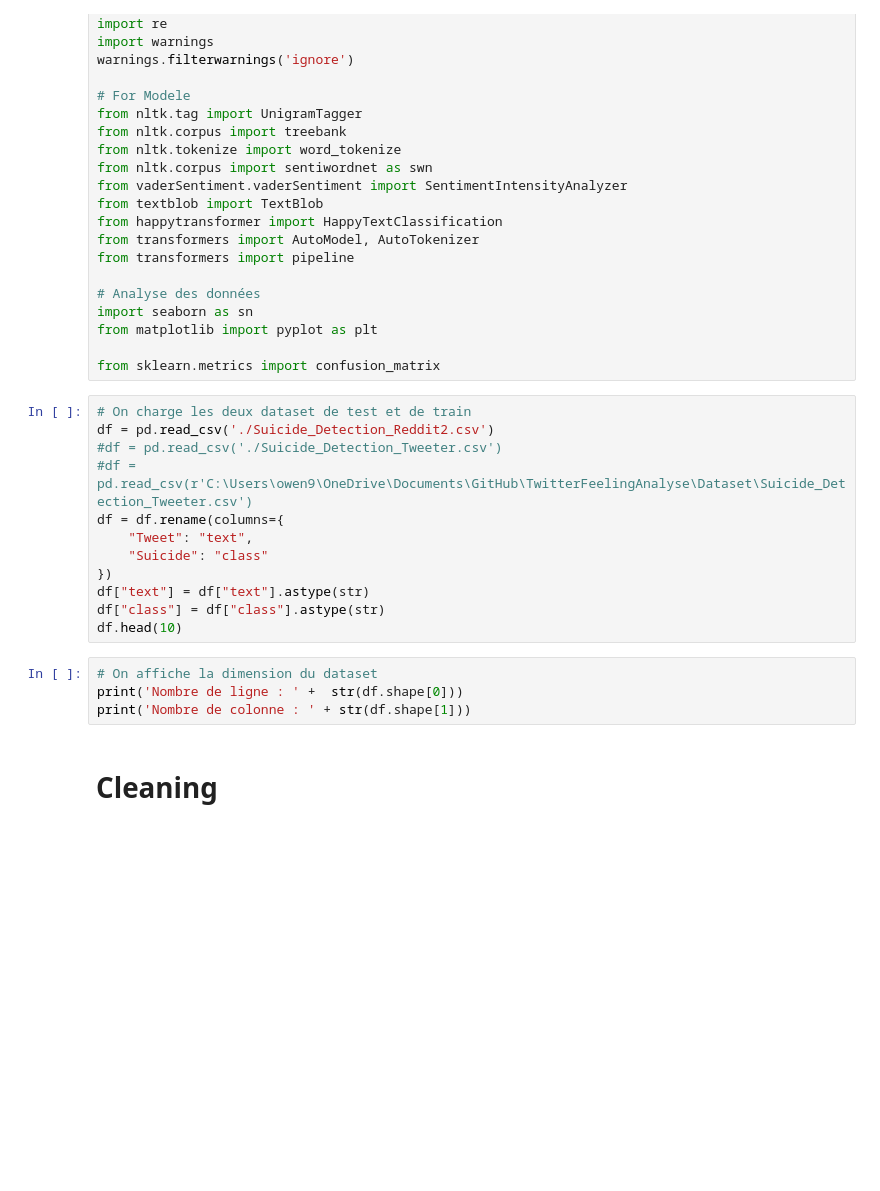
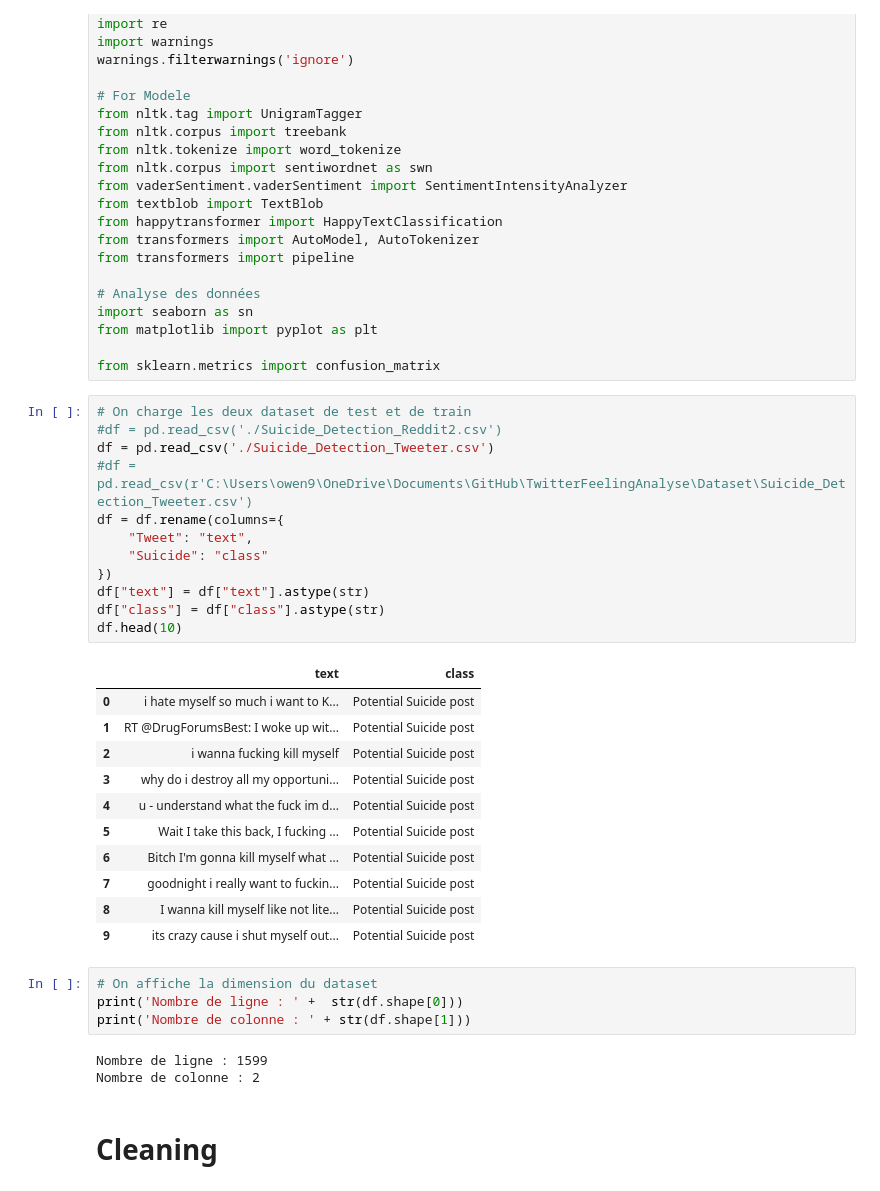
Before and after one commit to Pierre-Portfolio/TwitterFeelingAnalyse, a Jupyter notebook: Livrables/Code/Pierre.ipynb, the cells around one changed output. Saved outputs shown, nothing was run; the diff lists cells and outputs as text; blank space fills up the shorter version.

```diff
--- a/Livrables/Code/Pierre.ipynb
+++ b/Livrables/Code/Pierre.ipynb
@@ -34,20 +52,35 @@ from matplotlib import pyplot as plt
 from sklearn.metrics import confusion_matrix
 # %%
 # On charge les deux dataset de test et de train
-df = pd.read_csv('./Suicide_Detection_Reddit2.csv')
-#df = pd.read_csv('./Suicide_Detection_Tweeter.csv')
+#df = pd.read_csv('./Suicide_Detection_Reddit2.csv')
+df = pd.read_csv('./Suicide_Detection_Tweeter.csv')
 #df = pd.read_csv(r'C:\Users\owen9\OneDrive\Documents\GitHub\TwitterFeelingAnalyse\Dataset\Suicide_Detection_Tweeter.csv')
 df = df.rename(columns={
     "Tweet": "text",
     "Suicide": "class"
 })
 df["text"] = df["text"].astype(str)
 df["class"] = df["class"].astype(str)
 df.head(10)
+# %% [output]
+|  | text | class |
+| 0 | i hate myself so much i want to K... | Potential Suicide post |
+| 1 | RT @DrugForumsBest: I woke up wit... | Potential Suicide post |
+| 2 | i wanna fucking kill myself | Potential Suicide post |
+| 3 | why do i destroy all my opportuni... | Potential Suicide post |
+| 4 | u - understand what the fuck im d... | Potential Suicide post |
+| 5 | Wait I take this back, I fucking ... | Potential Suicide post |
+| 6 | Bitch I'm gonna kill myself what ... | Potential Suicide post |
+| 7 | goodnight i really want to fuckin... | Potential Suicide post |
+| 8 | I wanna kill myself like not lite... | Potential Suicide post |
+| 9 | its crazy cause i shut myself out... | Potential Suicide post |
 # %%
 # On affiche la dimension du dataset
 print('Nombre de ligne : ' +  str(df.shape[0]))
 print('Nombre de colonne : ' + str(df.shape[1]))
+# %% [output]
+Nombre de ligne : 1599
+Nombre de colonne : 2
 # %% [markdown]
 # Cleaning
 # %%
```
Also changed, not shown: parts of 11 cells of this notebook.
